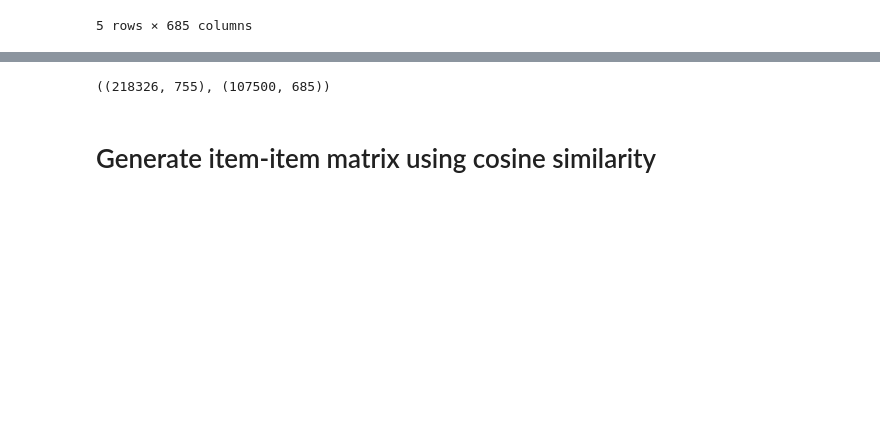
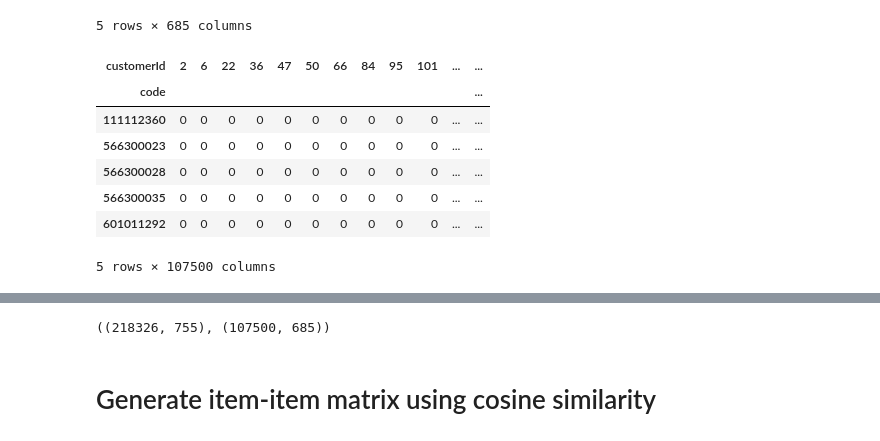
Before and after one commit to medvidov/middleby-DE-test, a Jupyter notebook: middleby_de.ipynb, the cells around one changed output, grey strips where cells are left out. Drawn from its saved outputs; the diff is of its cells as text; code cells hidden in the pictures; blank space fills up the shorter version.

```diff
--- a/middleby_de.ipynb
+++ b/middleby_de.ipynb
@@ -186,6 +205,18 @@ test_matrix.head()
 | 36 | 0 | 0 | 0 | 0 | 0 | 0 | 0 | 0 | 0 | ... |
 | 47 | 0 | 0 | 0 | 0 | 0 | 0 | 0 | 0 | 0 | ... |
 5 rows × 685 columns
+# %%
+test_item_user_matrix = test_data.pivot_table(index='code', columns='customerId', values='units', aggfunc='sum', fill_value=0)
+test_item_user_matrix.head()
+# %% [output]
+| customerId | 2 | 6 | 22 | 36 | 47 | 50 | 66 | 84 | 95 | 101 | ... | ... |
+| code |  |  |  |  |  |  |  |  |  |  |  | ... |
+| 111112360 | 0 | 0 | 0 | 0 | 0 | 0 | 0 | 0 | 0 | 0 | ... | ... |
+| 566300023 | 0 | 0 | 0 | 0 | 0 | 0 | 0 | 0 | 0 | 0 | ... | ... |
+| 566300028 | 0 | 0 | 0 | 0 | 0 | 0 | 0 | 0 | 0 | 0 | ... | ... |
+| 566300035 | 0 | 0 | 0 | 0 | 0 | 0 | 0 | 0 | 0 | 0 | ... | ... |
+| 601011292 | 0 | 0 | 0 | 0 | 0 | 0 | 0 | 0 | 0 | 0 | ... | ... |
+5 rows × 107500 columns
 # %%
 # Get user item matrix entries where 111112360 is greater than 0 (just to sanity check that the matrix is correct)
 test_matrix[test_matrix[111112360] > 0]
```
Also changed, not shown: parts of 18 cells of this notebook.
